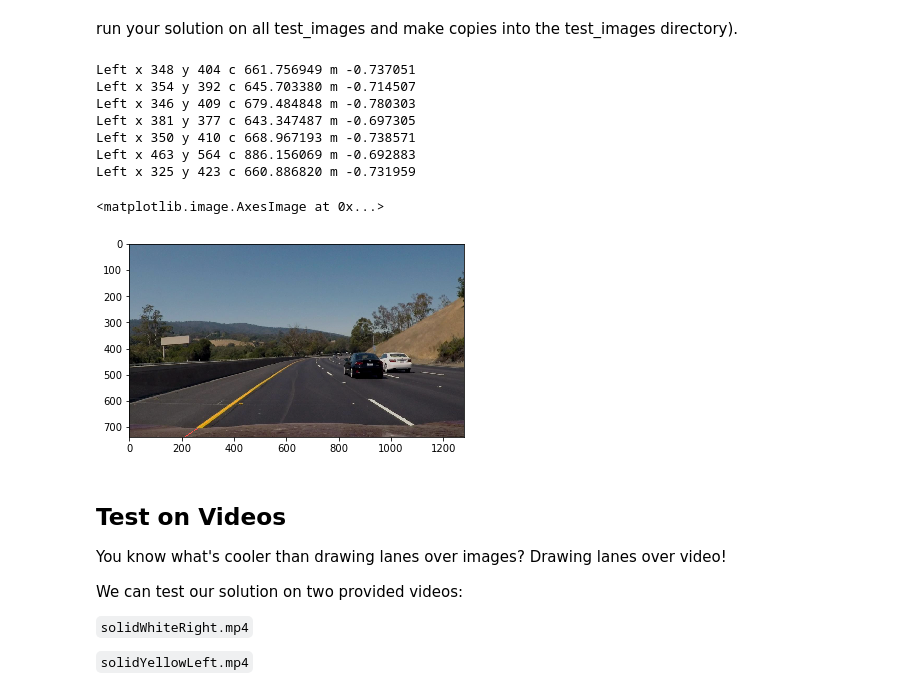
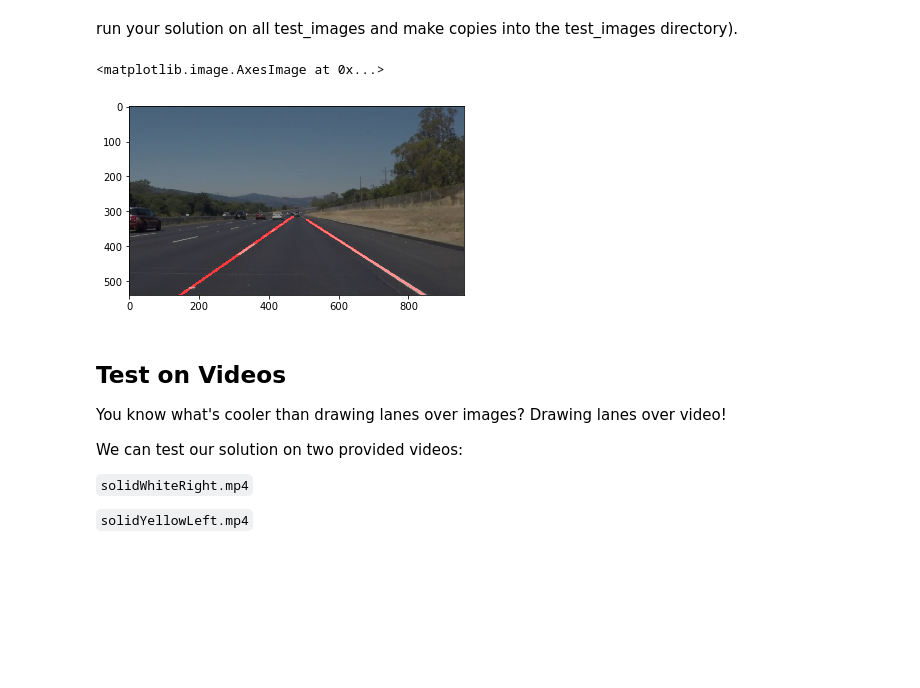
Before and after one commit to rajathvsm/CarND-LaneLines-P1, a Jupyter notebook: P1.ipynb, the cells around one changed output. Saved outputs shown, nothing was run; the diff lists cells and outputs as text; code cells hidden in the pictures; blank space fills up the shorter version.

Commit message:
Added proper lane overlays. Further improvement pending.

```diff
--- a/P1.ipynb
+++ b/P1.ipynb
@@ -110,7 +110,7 @@ def region_of_interest(img, vertices):
     return masked_image
 
 
-def draw_lines(img, lines, color=[255, 0, 0], thickness=2):
+def draw_lines(img, lines, color=[255, 0, 0], thickness=5):
     """
     NOTE: this is the function you might want to use as a starting point once you want to
     average/extrapolate the line segments you detect to map out the full
@@ -127,6 +127,12 @@ def draw_lines(img, lines, color=[255, 0, 0], thickness=2):
     If you want to make the lines semi-transparent, think about combining
     this function with the weighted_img() function below
     """
+"""TODO: This approach is less than ideal for the 'challenge' video
+To solve it, either the regions have to be divided into smaller areas to follow the lines
+Or maybe find something that can track curves well.
+For an immediate work around, reduce the length of the overlay lines so that it does not
+deviate more than 50 pixels from the top edge of the filtered lane marking.
+"""
     left_m=left_num=0
     right_m=right_num=0
     left_x=left_y=0
@@ -134,10 +140,10 @@ def draw_lines(img, lines, color=[255, 0, 0], thickness=2):
     for line in lines:
         for x1,y1,x2,y2 in line:
             m=(y2-y1)/(x2-x1)
-            if(0.5<abs(m)<0.8):
+            if(0.5<abs(m)<0.8):       #Filter the slope to desired range
                 if(m>0):
-                    right_m+=m
-                    right_x+=(x1+x2)/2
+                    right_m+=m        #Keep count to average out the slope and x,y co-ord points
+                    right_x+=(x1+x2)/2#TODO: Check pythonic ways of simplifying this code
                     right_y+=(y1+y2)/2
                     right_num+=1
                 else:
@@ -150,17 +156,13 @@ def draw_lines(img, lines, color=[255, 0, 0], thickness=2):
         left_y/=left_num
         left_m/=left_num
         left_c=left_y-left_m*left_x
-        print ("Left x %d y %d c %f m %f" %(left_x,left_y,left_c, left_m))
-        cv2.line(img, (int(left_x),int( left_y)), (int(0),int(left_c)), color, thickness)
-        #cv2.line(img, (int(left_x),int( left_y)), (int(left_x-100),int(left_m*(left_x-100)+left_c)), color, thickness)
+        cv2.line(img, (int(460),int( int(left_m*(460)+left_c))), (int(0),int(left_c)), color, thickness)
     if(right_num>=1):
         right_x/=right_num
         right_y/=right_num
         right_m/=right_num
         right_c=right_y-right_m*right_x
-        #print ("Right x %d y %d c %f" %(right_x,right_y,right_c))
-        #cv2.line(img, (int(right_x),int( right_y)), (int(right_x-100),(int(right_m*(right_x-100)+right_c))), color, thickness)
-        #cv2.line(img, (int(right_x),int( right_y)), (int(right_x+200),(int(right_m*(right_x+200)+right_c))), color, thickness)
+        cv2.line(img, (int(510),(int(right_m*(510)+right_c))), (int((img.shape[0]-right_c)/right_m),img.shape[0]), color, thickness)
 
 
 def hough_lines(img, rho, theta, threshold, min_line_len, max_line_gap):
@@ -176,7 +178,7 @@ def hough_lines(img, rho, theta, threshold, min_line_len, max_line_gap):
 
 # Python 3 has support for cool math symbols.
 
-def weighted_img(img, initial_img, α=0.8, β=1., λ=0.):
+def weighted_img(img, initial_img, α=0.6, β=1., λ=0.):
     """
     `img` is the output of the hough_lines(), An image with lines drawn on it.
     Should be a blank image (all black) with lines drawn on it.
@@ -202,43 +204,35 @@ run your solution on all test_images and make copies into the test_images direct
 # %%
 # TODO: Build your pipeline that will draw lane lines on the test_images
 # then save them to the test_images directory.
 dir="test_images_output"
 if not os.path.exists(dir):
     os.makedirs(dir)
 
 def get_lane_line_img(image):
     gray=grayscale(image)
     blur=gaussian_blur(gray,3)
     edges=canny(blur, 150,200)
     imshape=image.shape
     verts = np.array([[(150,imshape[0]-40),(420, 320), (520, 320), (imshape[1]-150,imshape[0]-40)]], dtype=np.int32)
     masked_edges=region_of_interest(edges,verts)
     rho = 1
     theta = np.pi/180
-    threshold = 50
+    threshold = 30
     min_line_len = 25
-    max_line_gap = 70
+    max_line_gap = 100
     himg=hough_lines(masked_edges, rho, theta, threshold, min_line_len, max_line_gap)
     wimg=weighted_img(himg,image)
     return wimg
 
 for imgfile in imgfiles:
     image=mpimg.imread("test_images/"+imgfile)
     lane_line_img=get_lane_line_img(image)
     plt.imsave(dir+"/"+imgfile,lane_line_img)
 
-plt.imshow((mpimg.imread(dir+"/"+"test.jpg")))
-#plt.imshow((mpimg.imread(dir+"/"+"solidWhiteRight.jpg")))
+plt.imshow((mpimg.imread(dir+"/"+"solidWhiteRight.jpg")))
 # %% [output]
-Left x 348 y 404 c 661.756949 m -0.737051
-Left x 354 y 392 c 645.703380 m -0.714507
-Left x 346 y 409 c 679.484848 m -0.780303
-Left x 381 y 377 c 643.347487 m -0.697305
-Left x 350 y 410 c 668.967193 m -0.738571
-Left x 463 y 564 c 886.156069 m -0.692883
-Left x 325 y 423 c 660.886820 m -0.731959
+<matplotlib.image.AxesImage at 0x...>
-<matplotlib.image.AxesImage at 0x...>
-[figure, old version]
+[figure, new version]
 # %% [markdown]
 ## Test on Videos
 
```
Also changed, not shown: parts of 3 cells of this notebook.
